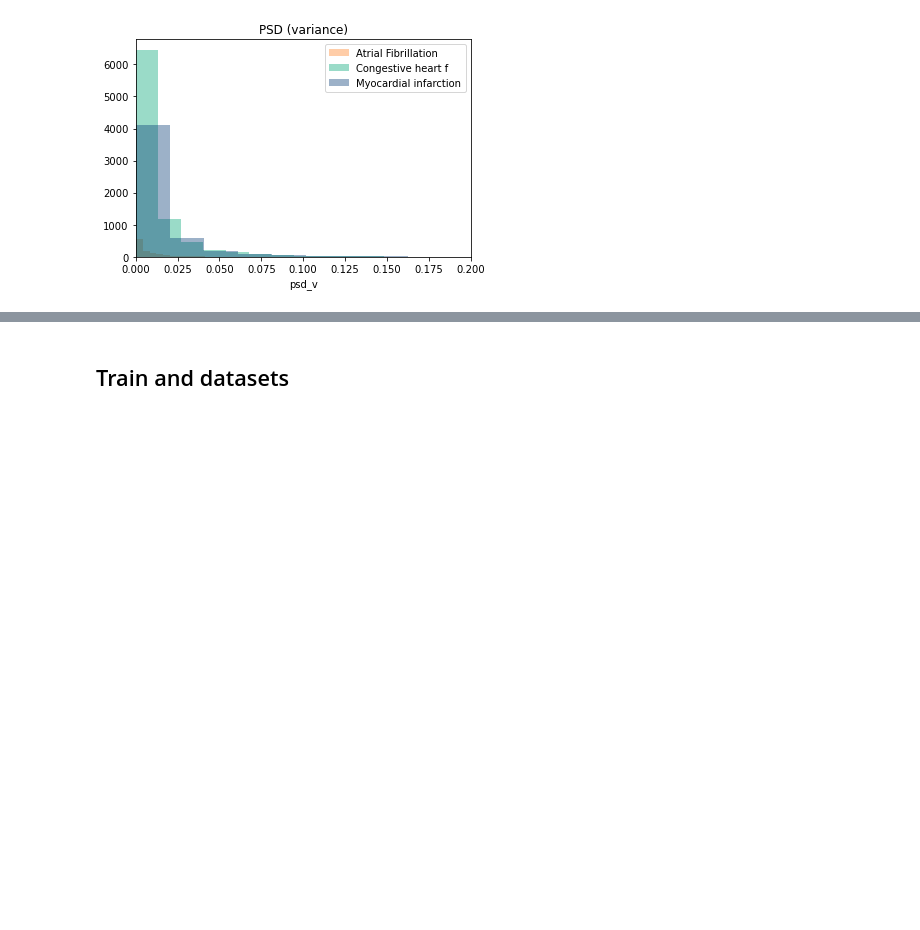
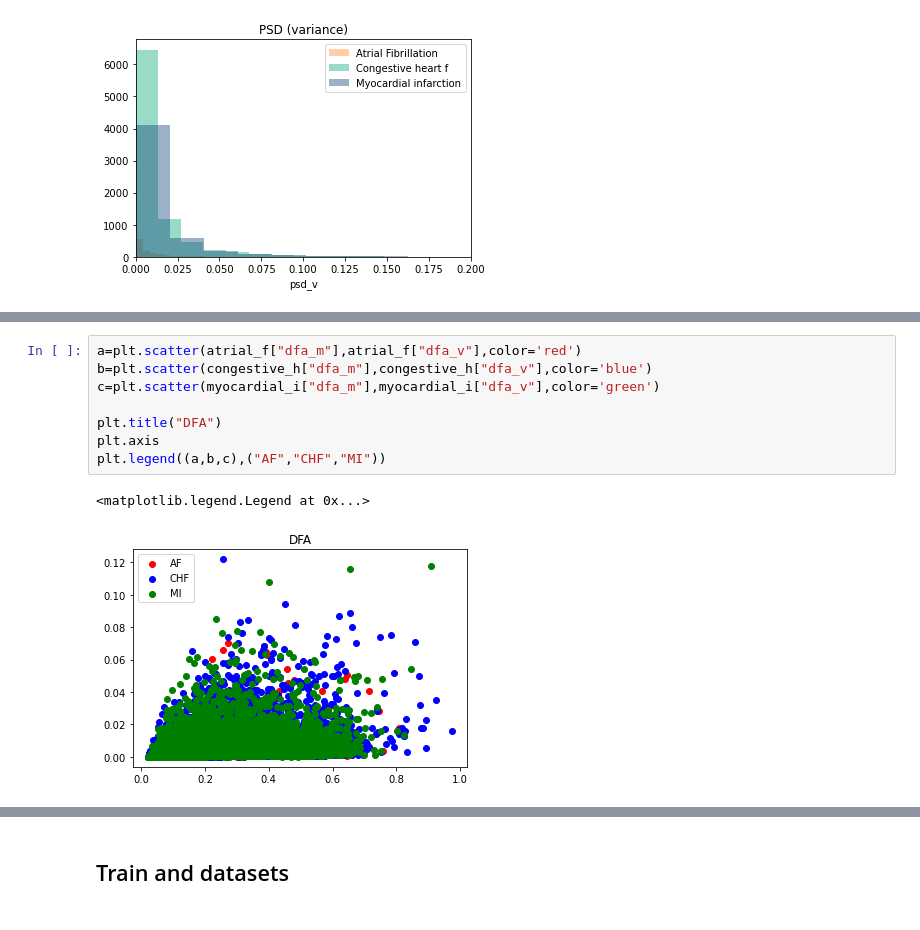
Before and after one commit to AlanPalomino/TTB_2020_2_13, a Jupyter notebook: Classification.ipynb, the cells around one changed output, grey strips where cells are left out. Drawn from its saved outputs; the diff is of its cells as text; blank space fills up the shorter version.

```diff
--- a/Classification.ipynb
+++ b/Classification.ipynb
@@ -236,0 +250,11 @@ plt.xlim(0, 0.2)
+# %%
+a=plt.scatter(atrial_f["dfa_m"],atrial_f["dfa_v"],color='red')
+b=plt.scatter(congestive_h["dfa_m"],congestive_h["dfa_v"],color='blue')
+c=plt.scatter(myocardial_i["dfa_m"],myocardial_i["dfa_v"],color='green')
+
+plt.title("DFA")
+plt.axis
+plt.legend((a,b,c),("AF","CHF","MI"))
+# %% [output]
+<matplotlib.legend.Legend at 0x...>
+[figure, added]
```
Also changed, not shown: parts of 9 cells of this notebook.
